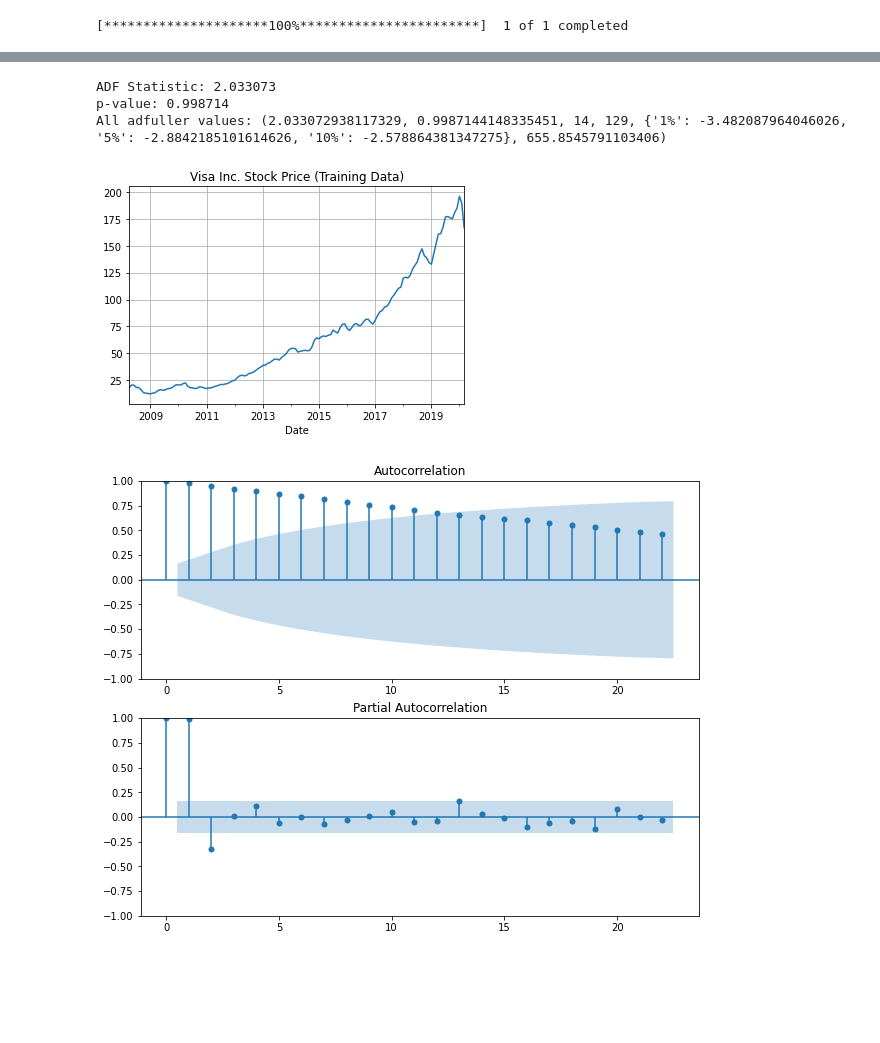
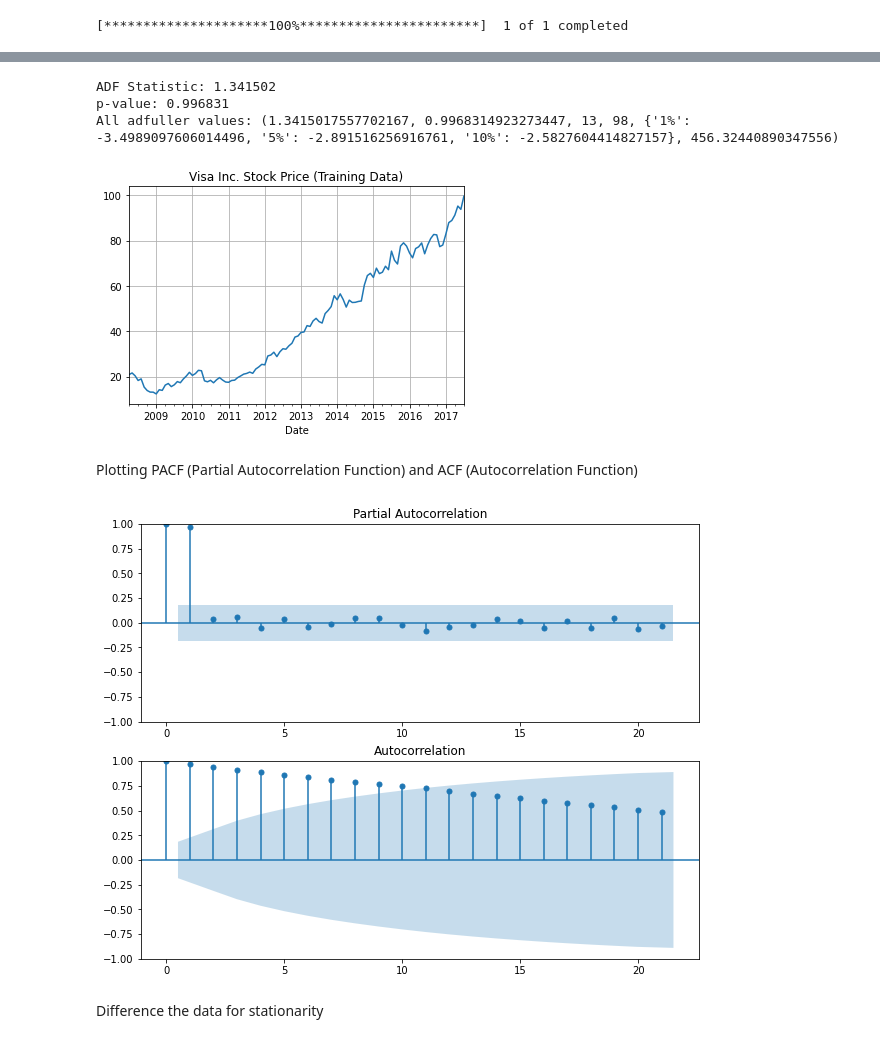
Before and after one commit to bragesolheim/G13_DAT550, a Jupyter notebook: non_seasonal_stock.ipynb, the cells around one changed output, grey strips where cells are left out. Cells and saved outputs as stored; diff of their text form; code cells hidden in the pictures; blank space fills up the shorter version.

```diff
--- a/non_seasonal_stock.ipynb
+++ b/non_seasonal_stock.ipynb
@@ -9,8 +10,8 @@ import statsmodels.api as sm
 # Download stock data for Visa Inc. (V)
 ticker = 'V'
 start_date = '2005-01-01'
-end_date = '2023-04-03'
-df = yf.download(ticker, start=start_date, end=end_date, interval="1mo")
+end_date = '2020-01-01'
+data = yf.download(ticker, start=start_date, end=end_date, interval="1mo")
 # %% [output]
 [*********************100%***********************]  1 of 1 completed
 # %%
@@ -18,8 +19,7 @@ df = yf.download(ticker, start=start_date, end=end_date, interval="1mo")
 
 # filename = f'{ticker}_{start_date}_{end_date}.csv'
 # df.to_csv(filename)
-# %%
-df.drop("Volume", axis=1, inplace=True)
-df["Price"] = df.mean(axis=1)
-data = pd.Series(df["Price"])
-data = data.dropna()
+# %%
+data = data[['Close']]
+data = data.dropna()
+data = data['Close'].resample('MS', label='left').mean()
@@ -62,6 +35,5 @@ Name: Price, Length: 181, dtype: float64
 # %%
-# Split the data into training and test sets
 train_size = int(len(data) * 0.80)
-train_data = data[:train_size]
+train_data = data[:train_size+1]
 test_data = data[train_size:]
 test_size = len(test_data)
@@ -74,18 +61,21 @@ print('All adfuller values:', result)
 train_data.plot(title='Visa Inc. Stock Price (Training Data)')
 plt.grid()
 # %% [output]
-ADF Statistic: 2.033073
-p-value: 0.998714
-All adfuller values: (2.033072938117329, 0.9987144148335451, 14, 129, {'1%': -3.482087964046026, '5%': -2.8842185101614626, '10%': -2.578864381347275}, 655.8545791103406)
+ADF Statistic: 1.341502
+p-value: 0.996831
+All adfuller values: (1.3415017557702167, 0.9968314923273447, 13, 98, {'1%': -3.4989097606014496, '5%': -2.891516256916761, '10%': -2.5827604414827157}, 456.32440890347556)
-[figure, old version]
+[figure, new version]
+# %% [markdown]
+Plotting PACF (Partial Autocorrelation Function) and ACF (Autocorrelation Function)
 # %%
-# Plot the ACF and PACF
 fig, (ax1, ax2) = plt.subplots(2, 1, figsize=(10, 8))
-plot_acf(train_data, ax=ax1)
-plot_pacf(train_data, ax=ax2)
+plot_pacf(train_data, ax=ax1, method='ywm')
+plot_acf(train_data, ax=ax2)
 plt.show()
 # %% [output]
-[figure, old version]
+[figure, new version]
+# %% [markdown]
+Difference the data for stationarity
 # %%
 # Difference the data
 train_data_diff = train_data.diff().dropna()
```
Also changed, not shown: parts of 19 cells of this notebook.
